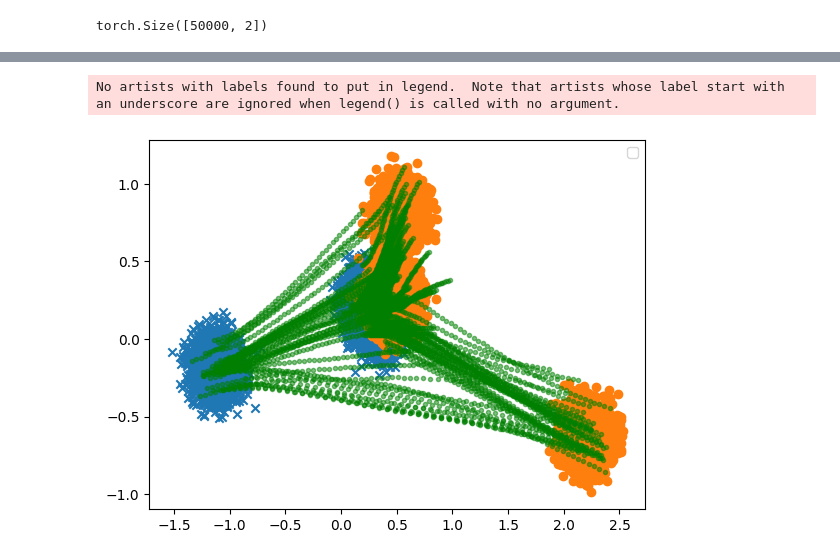
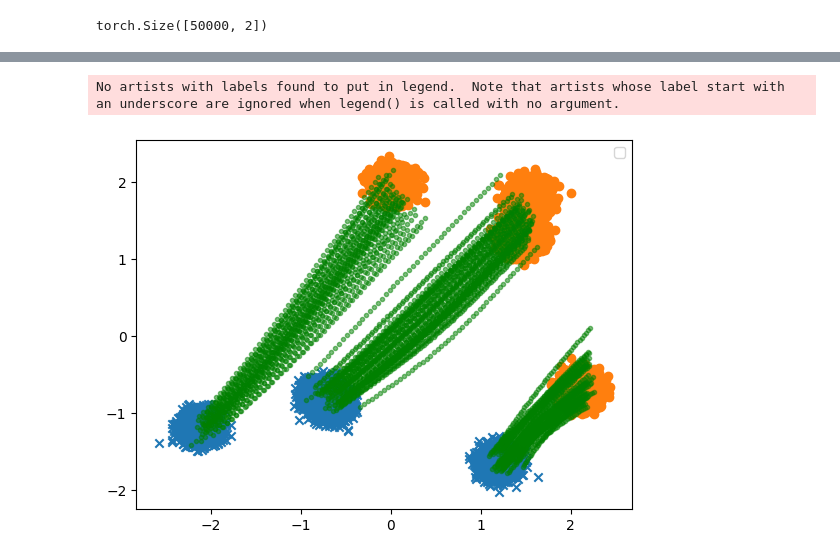
Before and after one commit to Forbu/normalizeflow, a Jupyter notebook: normalizedflow.ipynb, the cells around one changed output, grey strips where cells are left out. Cells and saved outputs as stored; diff of their text form; code cells hidden in the pictures.

```diff
--- a/normalizedflow.ipynb
+++ b/normalizedflow.ipynb
@@ -9,7 +9,6 @@ import torch
 # import datasrt class
 from torch.utils.data import DataLoader
 # %%
-
 # first we need to generate some simple datasets
 def generate_data(nb_cluster_1, nb_cluster_2, nb_samples):
     """
@@ -37,16 +36,17 @@ def generate_data(nb_cluster_1, nb_cluster_2, nb_samples):
 
     # then we generate the data
     data_1 = torch.distributions.MultivariateNormal(
-        cluster_1, torch.eye(2)/100.
-    ).sample((nb_samples,))
+        cluster_1, torch.eye(2) / 100.0
+    ).sample((nb_samples,)) - 1.
 
     data_2 = torch.distributions.MultivariateNormal(
-        cluster_2, torch.eye(2)/100.
-    ).sample((nb_samples,))
+        cluster_2, torch.eye(2) / 100.0
+    ).sample((nb_samples,)) + 1.
 
     return data_1, data_2
 
-data_1, data_2 = generate_data(3, 3, 10000)
+
+data_1, data_2 = generate_data(4, 4, 10000)
 # %%
 # now we want to create a simple neural network that represent the probability flow u(t, x)
 
@@ -191,9 +218,8 @@ data_1.shape
 # %% [output]
 torch.Size([50000, 2])
 # %%
-
-
 # sample 100 points for the 30000 points
-index_random = torch.randperm(data_1.shape[0])[:100]
+size_batch = 100
+index_random = torch.randperm(data_2.shape[0])[:size_batch]
 data_1_sample = data_1[index_random]
 data_2_sample = data_2[index_random]
@@ -209,19 +255,23 @@ plt.scatter(data_2_sample[:, 0], data_2_sample[:, 1], marker="o")
 # %%
-final_data, register = model.generate(data_1_sample)
+final_data, register = model.generate(data_1_sample.to(model.device))
 # %%
 # now we want to plot the data
 import matplotlib.pyplot as plt
 
-plt.scatter(data_1[:10000, 0], data_1[:10000, 1], marker="x")
-plt.scatter(data_2[:10000, 0], data_2[:10000, 1], marker="o")
+size_plot_point = 10000
+
+plt.scatter(data_1[:size_plot_point, 0], data_1[:size_plot_point, 1], marker="x")
+plt.scatter(data_2[:size_plot_point, 0], data_2[:size_plot_point, 1], marker="o")
 
 # now we want to plot the trajectory
 for i in range(len(register)):
-    plt.scatter(register[i][:, 0], register[i][:, 1], marker=".",alpha=0.5, color="green")
+    plt.scatter(
+        register[i][:, 0], register[i][:, 1], marker=".", alpha=0.5, color="green"
+    )
 
 plt.legend()
 
 plt.show()
 # %% [output]
 No artists with labels found to put in legend.  Note that artists whose label start with an underscore are ignored when legend() is called with no argument.
-[figure, old version]
+[figure, new version]
```
Also changed, not shown: parts of 3 cells of this notebook, 3 other files.
